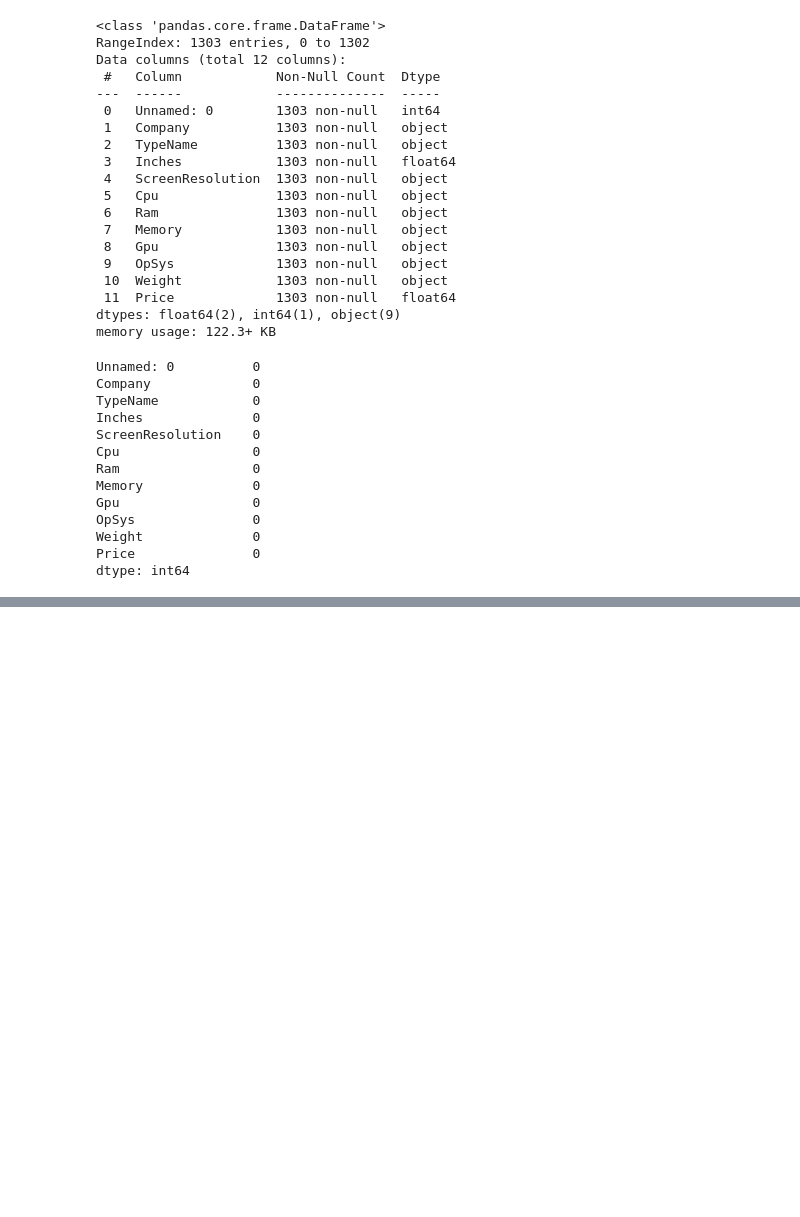
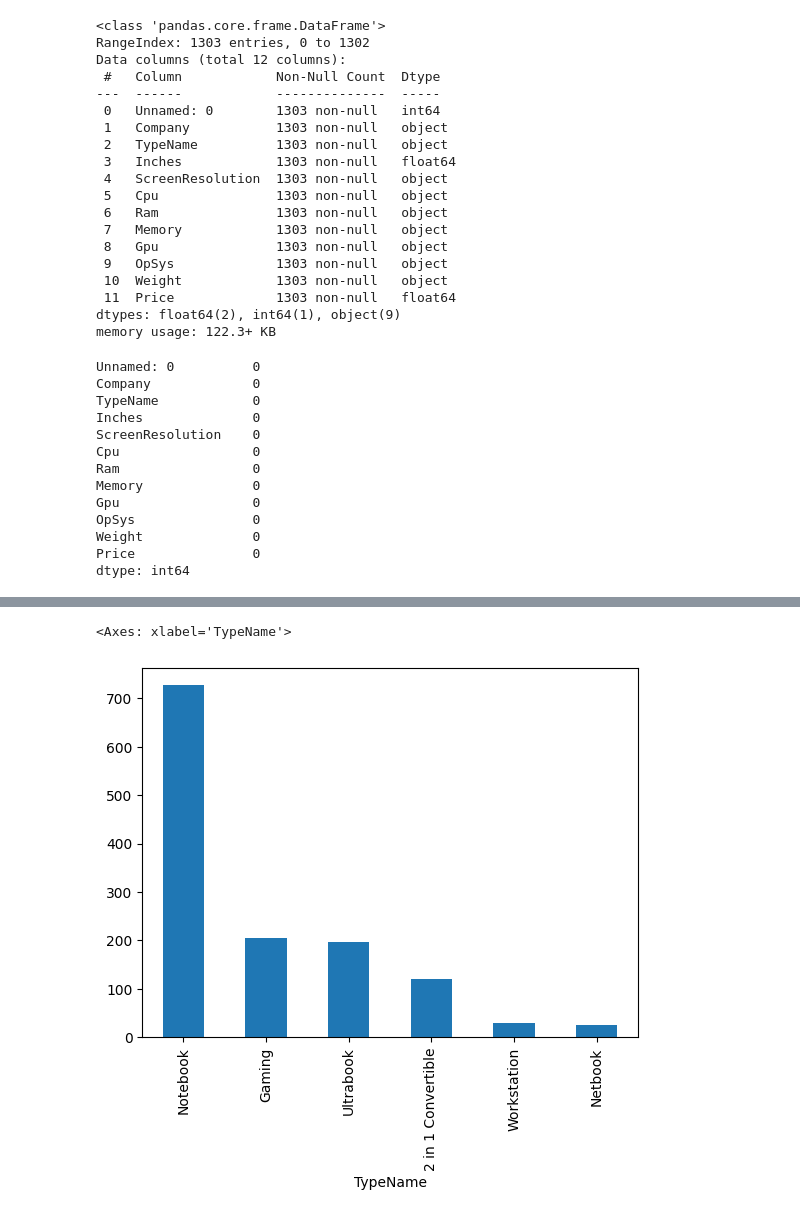
Before and after one commit to Anand-b-patil/Laptop-Price-Predictor, a Jupyter notebook: Laptop-price-predictor.ipynb, the cells around one changed output, grey strips where cells are left out. Cells and saved outputs as stored; diff of their text form; code cells hidden in the pictures; blank space fills up the shorter version.

```diff
--- a/Laptop-price-predictor.ipynb
+++ b/Laptop-price-predictor.ipynb
@@ -106,0 +128,5 @@ df.head()
+# %%
+df['TypeName'].value_counts().plot(kind='bar')
+# %% [output]
+<Axes: xlabel='TypeName'>
+[figure, added]
```
Also changed, not shown: parts of 67 cells of this notebook, 1 other file.
